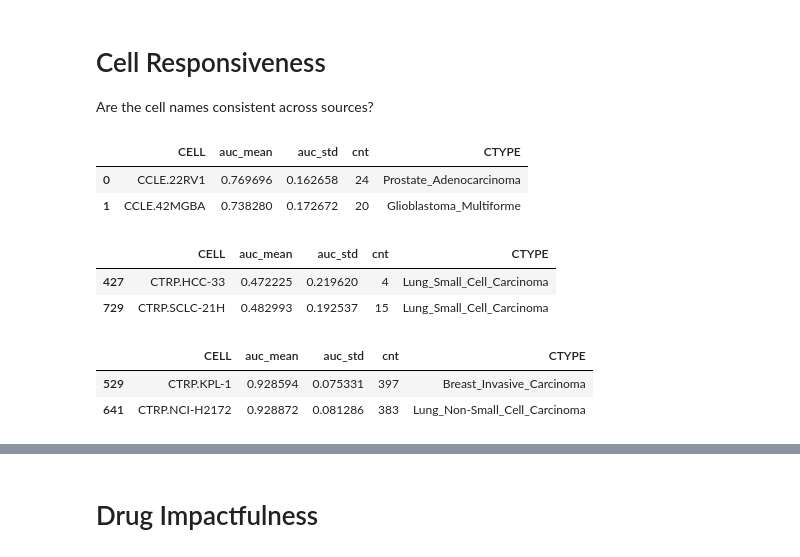
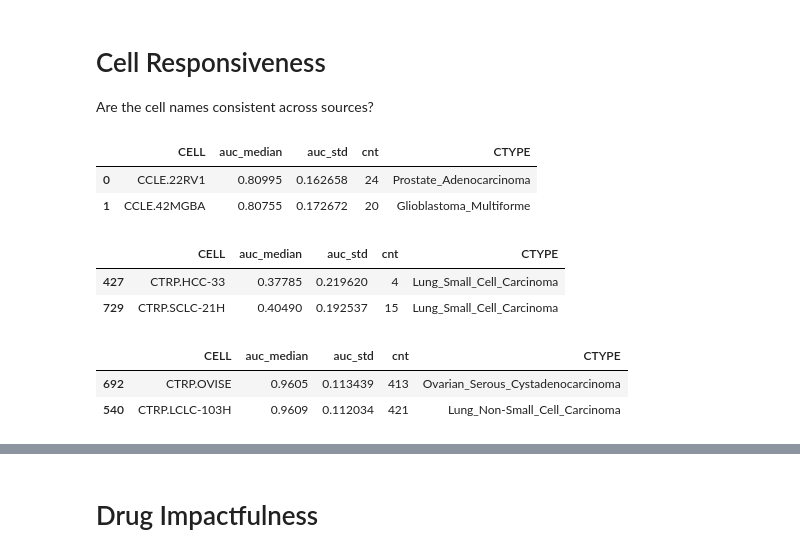
Before and after one commit to adpartin/DrugResponseViz, a Jupyter notebook: notebooks/post_processing.ipynb, the cells around one changed output, grey strips where cells are left out. Drawn from its saved outputs; the diff is of its cells as text; code cells hidden in the pictures.

```diff
--- a/notebooks/post_processing.ipynb
+++ b/notebooks/post_processing.ipynb
@@ -158,4 +164,28 @@ print(rsp.shape)
 # Cell Responsiveness
 
 Are the cell names consistent across sources?
+# %%
+def agg_data_by_dim(df, col_name, dim):
+    """
+    Args:
+        df  :
+        col : 'auc', 'err', etc.
+        dim : either 'CELL' or 'DRUG'
+    """
+    aa = df.copy()
+
+    center_col, center_func = col_name.lower()+'_median', np.median
+    spread_col, spread_func = col_name.lower()+'_std', np.std
+    aa[center_col] = aa[col_name]
+    aa[spread_col] = aa[col_name]
+
+    # aa = aa.groupby([dim]).agg({mean_col: np.mean, std_col: np.std, 'idx': len})
+    if dim=='CELL':
+        # aa = aa.groupby([dim]).agg({center_col: np.mean, std_col: np.std, 'idx': len, 'CTYPE': np.unique})
+        aa = aa.groupby([dim]).agg({center_col: center_func, spread_col: np.std, 'idx': len, 'CTYPE': np.unique})
+    else:
+        aa = aa.groupby([dim]).agg({center_col: center_func, spread_col: np.std, 'idx': len})
+    aa = aa.rename(columns={'idx': 'cnt'})
+    aa = aa.reset_index()
+    return aa
 # %%
@@ -181,27 +211,31 @@ def agg_rsp_by_dim(df, dim):
-# %%
-rsp_cell = agg_rsp_by_dim(rsp, dim='CELL')
-rsp_cell[:2]
-# %% [output]
-|  | CELL | auc_mean | auc_std | cnt | CTYPE |
-| 0 | CCLE.22RV1 | 0.769696 | 0.162658 | 24 | Prostate_Adenocarcinoma |
-| 1 | CCLE.42MGBA | 0.738280 | 0.172672 | 20 | Glioblastoma_Multiforme |
+# %%
+dim='CELL'
+col_name='AUC'
+# rsp_cell = agg_rsp_by_dim(rsp, dim=dim)
+rsp_cell = agg_data_by_dim(rsp, col_name=col_name, dim=dim)
+rsp_cell[:2]
+# %% [output]
+|  | CELL | auc_median | auc_std | cnt | CTYPE |
+| 0 | CCLE.22RV1 | 0.80995 | 0.162658 | 24 | Prostate_Adenocarcinoma |
+| 1 | CCLE.42MGBA | 0.80755 | 0.172672 | 20 | Glioblastoma_Multiforme |
 # %%
 # Get the N most responsive cells
 N = 10
+col = col_name.lower()+'_median'
 
 # Most responsive cells
-most_rsp_cells = rsp_cell.sort_values('auc_mean', ascending=True)[:N]
+most_rsp_cells = rsp_cell.sort_values(col, ascending=True)[:N]
 display(most_rsp_cells[:2])
 
 # Least responsive cells
-least_rsp_cells = rsp_cell.sort_values('auc_mean', ascending=True)[-N:]
+least_rsp_cells = rsp_cell.sort_values(col, ascending=True)[-N:]
 display(least_rsp_cells[:2])
 # %% [output]
-|  | CELL | auc_mean | auc_std | cnt | CTYPE |
-| 427 | CTRP.HCC-33 | 0.472225 | 0.219620 | 4 | Lung_Small_Cell_Carcinoma |
-| 729 | CTRP.SCLC-21H | 0.482993 | 0.192537 | 15 | Lung_Small_Cell_Carcinoma |
+|  | CELL | auc_median | auc_std | cnt | CTYPE |
+| 427 | CTRP.HCC-33 | 0.37785 | 0.219620 | 4 | Lung_Small_Cell_Carcinoma |
+| 729 | CTRP.SCLC-21H | 0.40490 | 0.192537 | 15 | Lung_Small_Cell_Carcinoma |
-|  | CELL | auc_mean | auc_std | cnt | CTYPE |
-| 529 | CTRP.KPL-1 | 0.928594 | 0.075331 | 397 | Breast_Invasive_Carcinoma |
-| 641 | CTRP.NCI-H2172 | 0.928872 | 0.081286 | 383 | Lung_Non-Small_Cell_Carcinoma |
+|  | CELL | auc_median | auc_std | cnt | CTYPE |
+| 692 | CTRP.OVISE | 0.9605 | 0.113439 | 413 | Ovarian_Serous_Cystadenocarcinoma |
+| 540 | CTRP.LCLC-103H | 0.9609 | 0.112034 | 421 | Lung_Non-Small_Cell_Carcinoma |
 # %%
 # Agg most and least responsive cells
```
Also changed, not shown: parts of 30 cells of this notebook, 3 other files.
